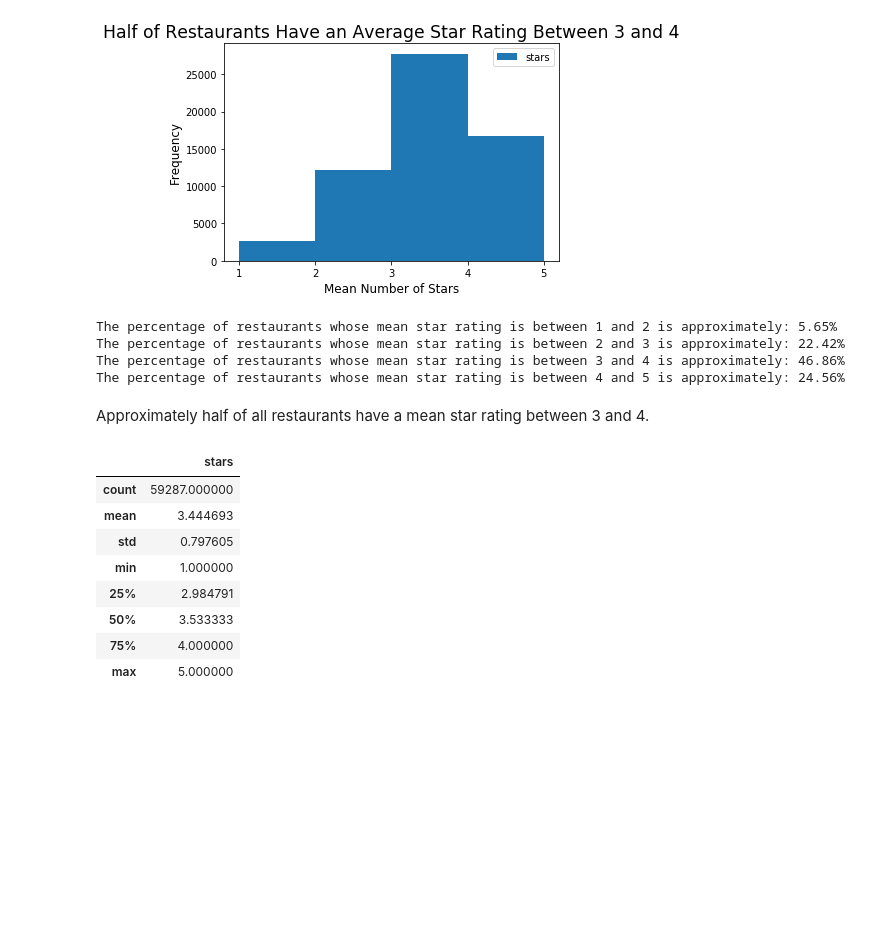
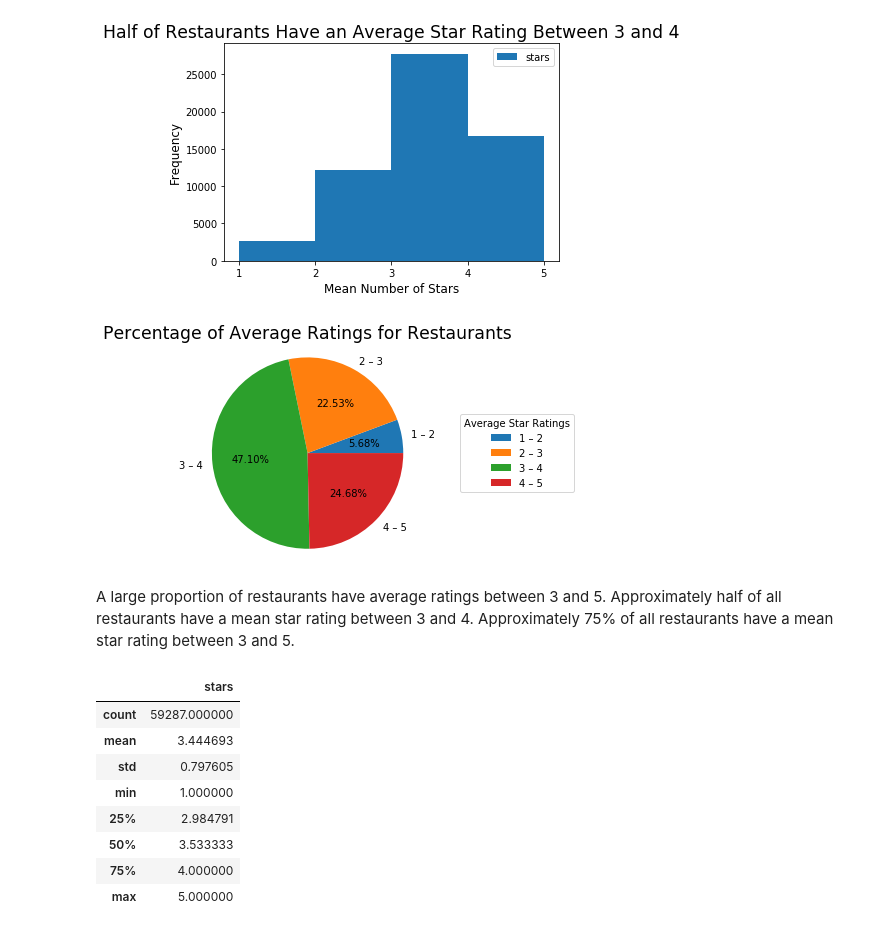
Before and after one commit to walkerpage/springboard, a Jupyter notebook: Capstone_Projects/Capstone_Project_1/Code/Capstone_Project_1_Data_Storytelling.ipynb, the cells around one changed output. Cells and saved outputs as stored; diff of their text form; code cells hidden in the pictures; blank space fills up the shorter version.

```diff
--- a/Capstone_Projects/Capstone_Project_1/Code/Capstone_Project_1_Data_Storytelling.ipynb
+++ b/Capstone_Projects/Capstone_Project_1/Code/Capstone_Project_1_Data_Storytelling.ipynb
@@ -107,28 +128,36 @@ plt.show()
 # %% [output]
 [figure]
 # %%
+# Calculate percentage of average ratings for restaurants
+# Construct pie plot to display the percentages
+
 # Percentage of restaurants whose mean star rating is between 1 and 2
-print('The percentage of restaurants whose mean star rating is between 1 and 2 is approximately: {}%'
-      .format(round((len(df[(df['stars'] > 1) & (df['stars'] <= 2)]) / len(df)) * 100, 2)))
+one_to_two = len((df[(df['stars'] > 1) & (df['stars'] <= 2)]) / len(df)) * 100
 
 # Percentage of restaurants whose mean star rating is between 2 and 3
-print('The percentage of restaurants whose mean star rating is between 2 and 3 is approximately: {}%'
-      .format(round((len(df[(df['stars'] > 2) & (df['stars'] <= 3)]) / len(df)) * 100, 2)))
+two_to_three = len((df[(df['stars'] > 2) & (df['stars'] <= 3)]) / len(df)) * 100
 
 # Percentage of restaurants whose mean star rating is between 3 and 4
-print('The percentage of restaurants whose mean star rating is between 3 and 4 is approximately: {}%'
-      .format(round((len(df[(df['stars'] > 3) & (df['stars'] <= 4)]) / len(df)) * 100, 2)))
+three_to_four = len((df[(df['stars'] > 3) & (df['stars'] <= 4)]) / len(df)) * 100
 
 # Percentage of restaurants whose mean star rating is between 4 and 5
-print('The percentage of restaurants whose mean star rating is between 4 and 5 is approximately: {}%'
-      .format(round((len(df[(df['stars'] > 4) & (df['stars'] <= 5)]) / len(df)) * 100, 2)))
+four_to_five = len((df[(df['stars'] > 4) & (df['stars'] <= 5)]) / len(df)) * 100
+
+
+_ = plt.pie([one_to_two, two_to_three, three_to_four, four_to_five],
+            labels=['1 – 2', '2 – 3', '3 – 4', '4 – 5'],
+            autopct='%1.2f%%',
+            radius=1.1)
+_ = plt.title('Percentage of Average Ratings for Restaurants', fontsize='xx-large')
+_ = plt.legend(title='Average Star Ratings',
+               loc='center right',
+               bbox_to_anchor=(1.25, 0, 0.5, 1))
+
+plt.show()
 # %% [output]
-The percentage of restaurants whose mean star rating is between 1 and 2 is approximately: 5.65%
-The percentage of restaurants whose mean star rating is between 2 and 3 is approximately: 22.42%
-The percentage of restaurants whose mean star rating is between 3 and 4 is approximately: 46.86%
-The percentage of restaurants whose mean star rating is between 4 and 5 is approximately: 24.56%
+[figure, added]
 # %% [markdown]
-Approximately half of all restaurants have a mean star rating between 3 and 4.
+A large proportion of restaurants have average ratings between 3 and 5. Approximately half of all restaurants have a mean star rating between 3 and 4. Approximately 75% of all restaurants have a mean star rating between 3 and 5.
 # %%
 # Compute descriptive statistics of mean star ratings
 df.describe()
```
Also changed, not shown: parts of 34 cells of this notebook.
